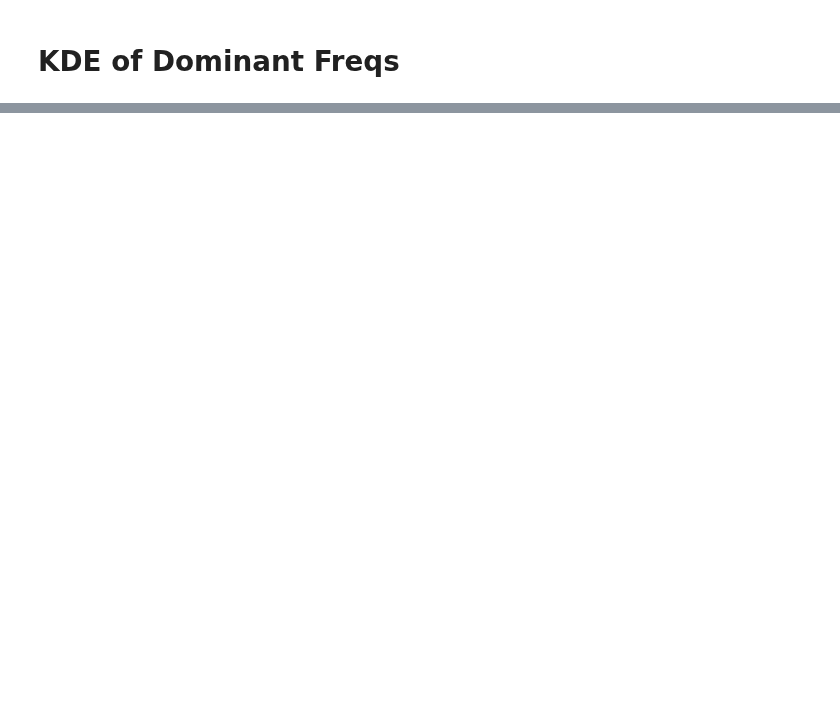
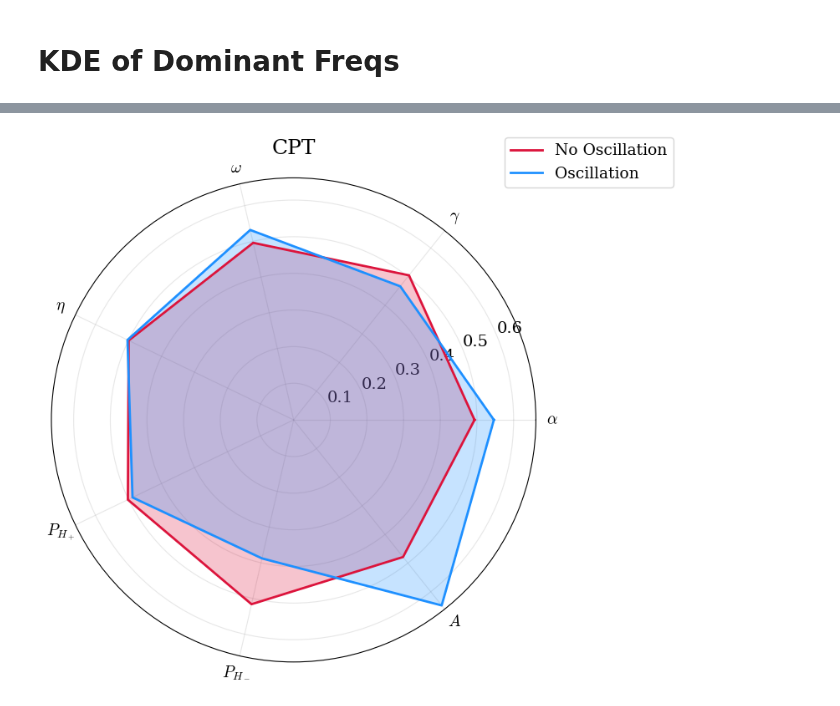
Before and after one commit to charlesaugdupont/cognitive-biases-endogenous-volatility, a Jupyter notebook: DominantFrequency.ipynb, the cells around one changed output, grey strips where cells are left out. Saved outputs shown, nothing was run; the diff lists cells and outputs as text; code cells hidden in the pictures; blank space fills up the shorter version.

```diff
--- a/DominantFrequency.ipynb
+++ b/DominantFrequency.ipynb
@@ -347,0 +353,71 @@ plt.show()
+# %%
+cutoff = 100
+colors = ["dodgerblue", "crimson"]
+directory = "results_5"
+
+with open(directory + "_dominant_frequencies.pickle", "rb") as f:
+    freqs = pickle.load(f)
+
+sims = [int(len(np.where(~np.isnan(freqs[idx]))[0])>cutoff) for idx in range(len(freqs))]
+
+data = []
+for idx, f_name in enumerate(tqdm(os.listdir(directory))):
+    if f_name.endswith('.pickle'): # Ensure we only read the sim files
+        with open(os.path.join(directory, f_name), "rb") as f:
+            P = pickle.load(f)["params"]
+        elem = ((P["alpha"], P["gamma"], P["omega"], P["eta"], P["P_H_increase"], P["P_H_decrease"], P["w_delta_scale"], sims[idx]))
+        data.append(elem)
+# %%
+colors = ['dodgerblue', 'crimson']
+data_array = np.array(data)
+
+# Separate the data into two groups based on the simulation outcome
+group_0 = data_array[data_array[:, -1] == 0][:, :-1]
+group_1 = data_array[data_array[:, -1] == 1][:, :-1]
+
+# Calculate the average parameter values for each group
+avg_group_0 = np.mean(group_0, axis=0)
+avg_group_1 = np.mean(group_1, axis=0)
+
+# Calculate min and max for each parameter across the entire dataset
+min_vals = np.min(data_array[:, :-1], axis=0)
+max_vals = np.max(data_array[:, :-1], axis=0)
+
+# Apply min-max normalization to the average values
+normalized_avg_group_0 = (avg_group_0 - min_vals) / (max_vals - min_vals)
+normalized_avg_group_1 = (avg_group_1 - min_vals) / (max_vals - min_vals)
+
+num_vars = 7
+
+# Compute angle for each axis
+angles = np.linspace(0, 2 * np.pi, num_vars, endpoint=False).tolist()
+
+# The radar plot needs to be a closed shape, so we repeat the first value at the end
+normalized_avg_group_0 = np.concatenate((normalized_avg_group_0, [normalized_avg_group_0[0]]))
+normalized_avg_group_1 = np.concatenate((normalized_avg_group_1, [normalized_avg_group_1[0]]))
+angles += angles[:1]
+
+# Create the plot
+fig, ax = plt.subplots(figsize=(8, 8), subplot_kw=dict(polar=True))
+
+# Plotting the data for sims[idx] == 0
+ax.plot(angles, normalized_avg_group_0, color=colors[1], linewidth=2, linestyle='solid', label='No Oscillation')
+ax.fill(angles, normalized_avg_group_0, color=colors[1], alpha=0.25)
+
+# Plotting the data for sims[idx] == 1
+ax.plot(angles, normalized_avg_group_1, color=colors[0], linewidth=2, linestyle='solid', label='Oscillation')
+ax.fill(angles, normalized_avg_group_1, color=colors[0], alpha=0.25)
+
+# Set the labels for each axis
+ax.set_xticks(angles[:-1])
+ax.set_xticklabels([r"$\alpha$", r"$\gamma$", r"$\omega$", r"$\eta$", r"$P_{H_+}$", r"$P_{H_-}$", r"$A$"])
+
+# Add a title and legend
+plt.title("CPT")
+plt.legend(loc='upper right', bbox_to_anchor=(1.3, 1.1))
+
+# Show the plot
+plt.tight_layout()
+plt.show()
+# %% [output]
+[figure, added]
```
Also changed, not shown: parts of 7 cells of this notebook.
